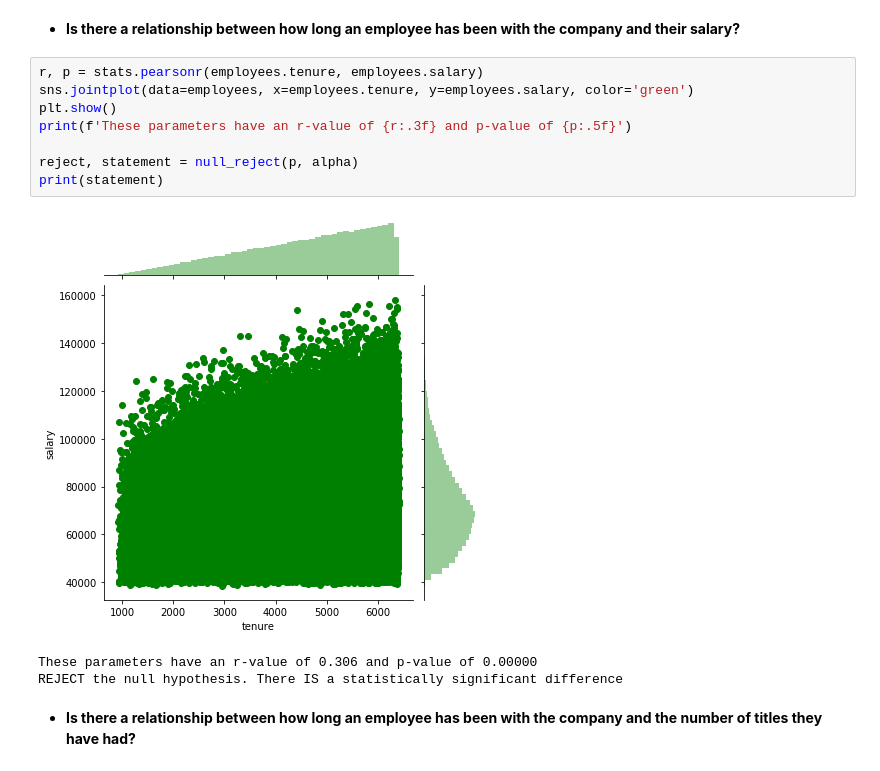
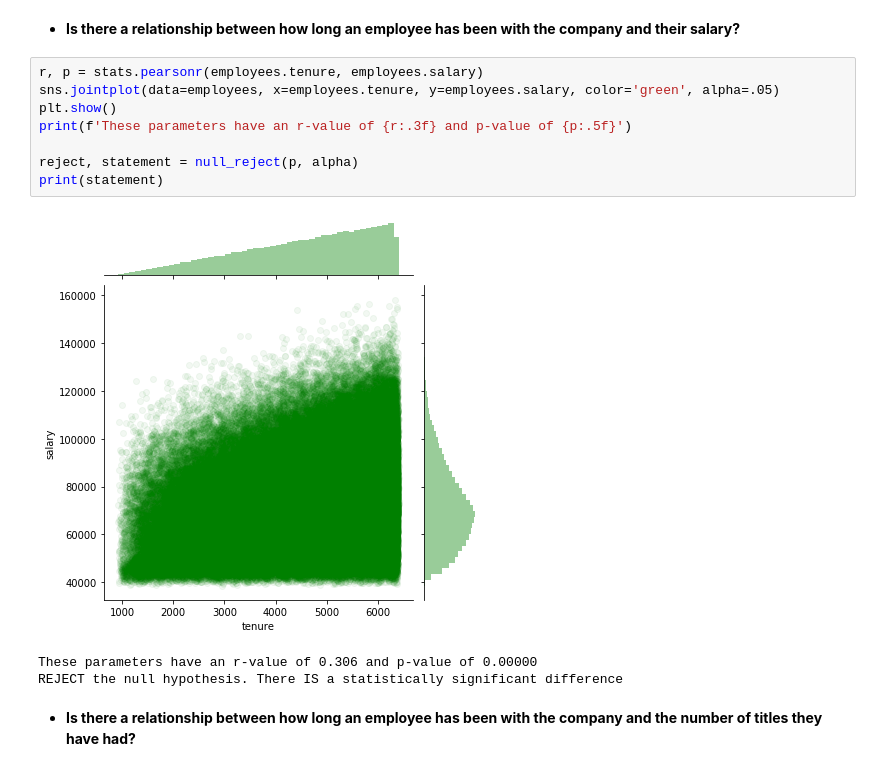
Before and after one commit to kjeliasen/statistics-exercises, a Jupyter notebook: hypothesis_testing.ipynb, the cells around one changed output. Saved outputs shown, nothing was run; the diff lists cells and outputs as text.

```diff
--- a/hypothesis_testing.ipynb
+++ b/hypothesis_testing.ipynb
@@ -545,14 +563,14 @@ dtype: object
 - **Is there a relationship between how long an employee has been with the company and their salary?**
 # %%
 r, p = stats.pearsonr(employees.tenure, employees.salary)
-sns.jointplot(data=employees, x=employees.tenure, y=employees.salary, color='green')
+sns.jointplot(data=employees, x=employees.tenure, y=employees.salary, color='green', alpha=.05)
 plt.show()
 print(f'These parameters have an r-value of {r:.3f} and p-value of {p:.5f}')
 
 reject, statement = null_reject(p, alpha)
 print(statement)
 # %% [output]
-[figure, old version]
+[figure, new version]
 These parameters have an r-value of 0.306 and p-value of 0.00000
 REJECT the null hypothesis. There IS a statistically significant difference
 # %% [markdown]
```
Also changed, not shown: parts of 43 cells of this notebook.
